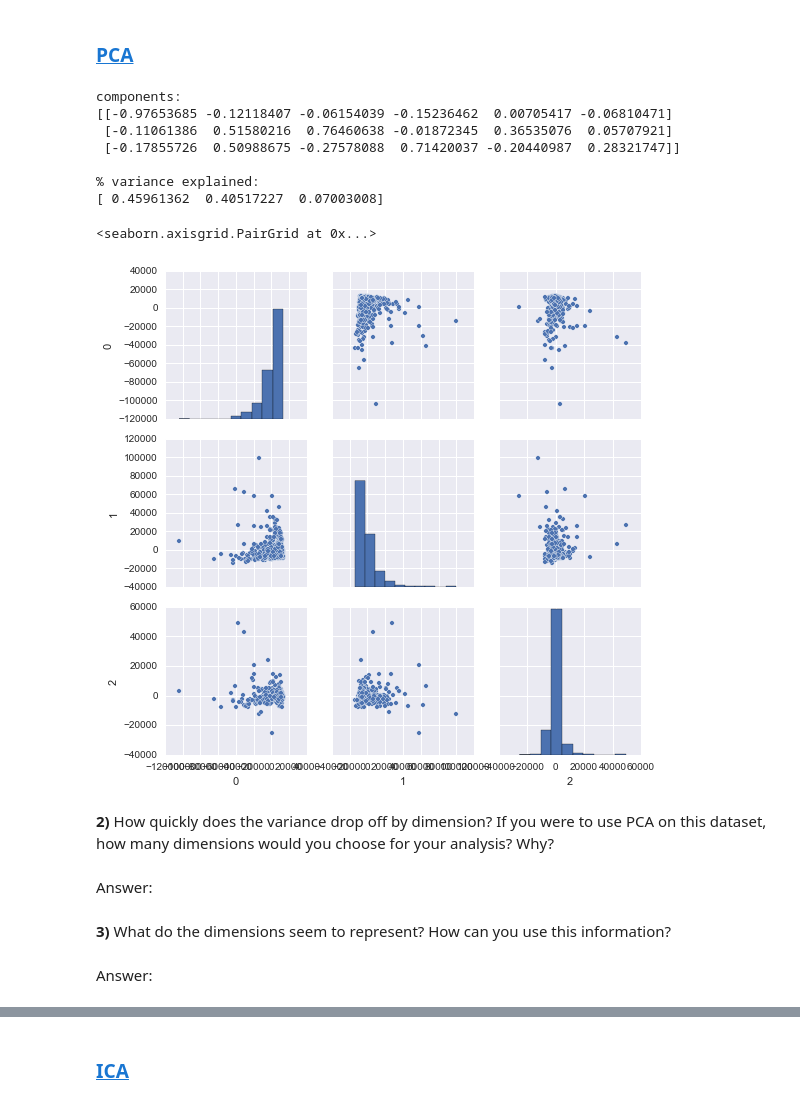
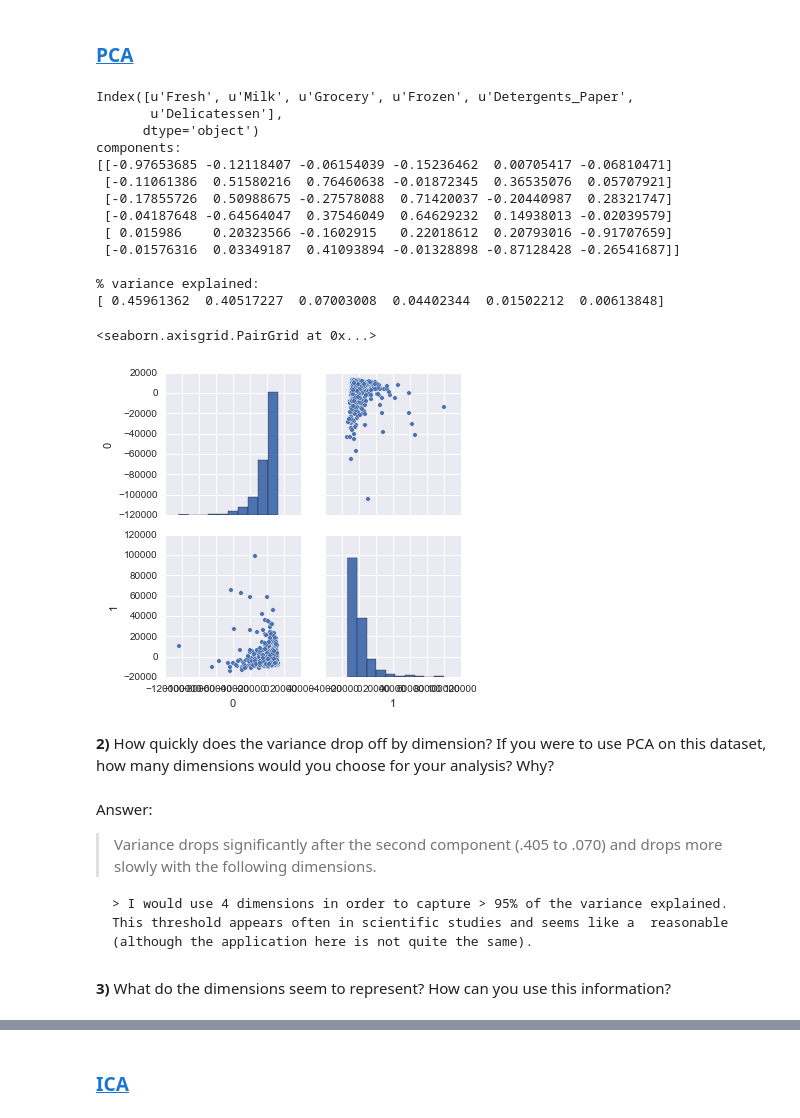
Before and after one commit to kcbighuge/p3-customer-segments, a Jupyter notebook: extras/customer_segments_editing.ipynb, the cells around one changed output, grey strips where cells are left out. Saved outputs shown, nothing was run; the diff lists cells and outputs as text; code cells hidden in the pictures.

```diff
--- a/extras/customer_segments_editing.ipynb
+++ b/extras/customer_segments_editing.ipynb
@@ -66,20 +101,37 @@ Answer:
 # %%
 # TODO: Apply PCA with the same number of dimensions as variables in the dataset
 from sklearn.decomposition import PCA
-pca = PCA(n_components=3, copy=True, whiten=False)
+pca = PCA(n_components=len(data.columns), copy=True, whiten=False)
 
 # fit the data
 pca.fit(data)
 
 # Print the components and the amount of variance in the data contained in each dimension
+print data.columns
 print 'components:\n', pca.components_
 print '\n% variance explained:\n', pca.explained_variance_ratio_
 # %% [output]
+Index([u'Fresh', u'Milk', u'Grocery', u'Frozen', u'Detergents_Paper',
+       u'Delicatessen'],
+      dtype='object')
 components:
 [[-0.97653685 -0.12118407 -0.06154039 -0.15236462  0.00705417 -0.06810471]
  [-0.11061386  0.51580216  0.76460638 -0.01872345  0.36535076  0.05707921]
- [-0.17855726  0.50988675 -0.27578088  0.71420037 -0.20440987  0.28321747]]
+ [-0.17855726  0.50988675 -0.27578088  0.71420037 -0.20440987  0.28321747]
+ [-0.04187648 -0.64564047  0.37546049  0.64629232  0.14938013 -0.02039579]
+ [ 0.015986    0.20323566 -0.1602915   0.22018612  0.20793016 -0.91707659]
+ [-0.01576316  0.03349187  0.41093894 -0.01328898 -0.87128428 -0.26541687]]
 
 % variance explained:
-[ 0.45961362  0.40517227  0.07003008]
+[ 0.45961362  0.40517227  0.07003008  0.04402344  0.01502212  0.00613848]
+# %%
+# function to peform pca on a dataset
+def doPCA(n=2, dataset=data):
+    pca = PCA(n_components=n, copy=True, whiten=False)
+    pca.fit(dataset)
+    return pca
+# %%
+# transform and plot data
+pca_2 = doPCA(2, data)
+transformed_data = pd.DataFrame(pca_2.transform(data))
 # %%
@@ -87,15 +139,16 @@ components:
 data_pca = pd.DataFrame(pca.transform(data))
 # %%
 sns.set()
-sns.pairplot(data_pca)
+sns.pairplot(transformed_data)
 # %% [output]
 <seaborn.axisgrid.PairGrid at 0x...>
-[figure, old version]
+[figure, new version]
 # %% [markdown]
 **2)** How quickly does the variance drop off by dimension? If you were to use PCA on this dataset, how many dimensions would you choose for your analysis? Why?
-# %% [markdown]
-Answer:
+# %% [markdown]
+Answer:
+> Variance drops significantly after the second component (.405 to .070) and drops more slowly with the following dimensions.
+
+    > I would use 4 dimensions in order to capture > 95% of the variance explained. This threshold appears often in scientific studies and seems like a  reasonable (although the application here is not quite the same).
 # %% [markdown]
 **3)** What do the dimensions seem to represent? How can you use this information?
-# %% [markdown]
-Answer:
```
Also changed, not shown: parts of 18 cells of this notebook.
